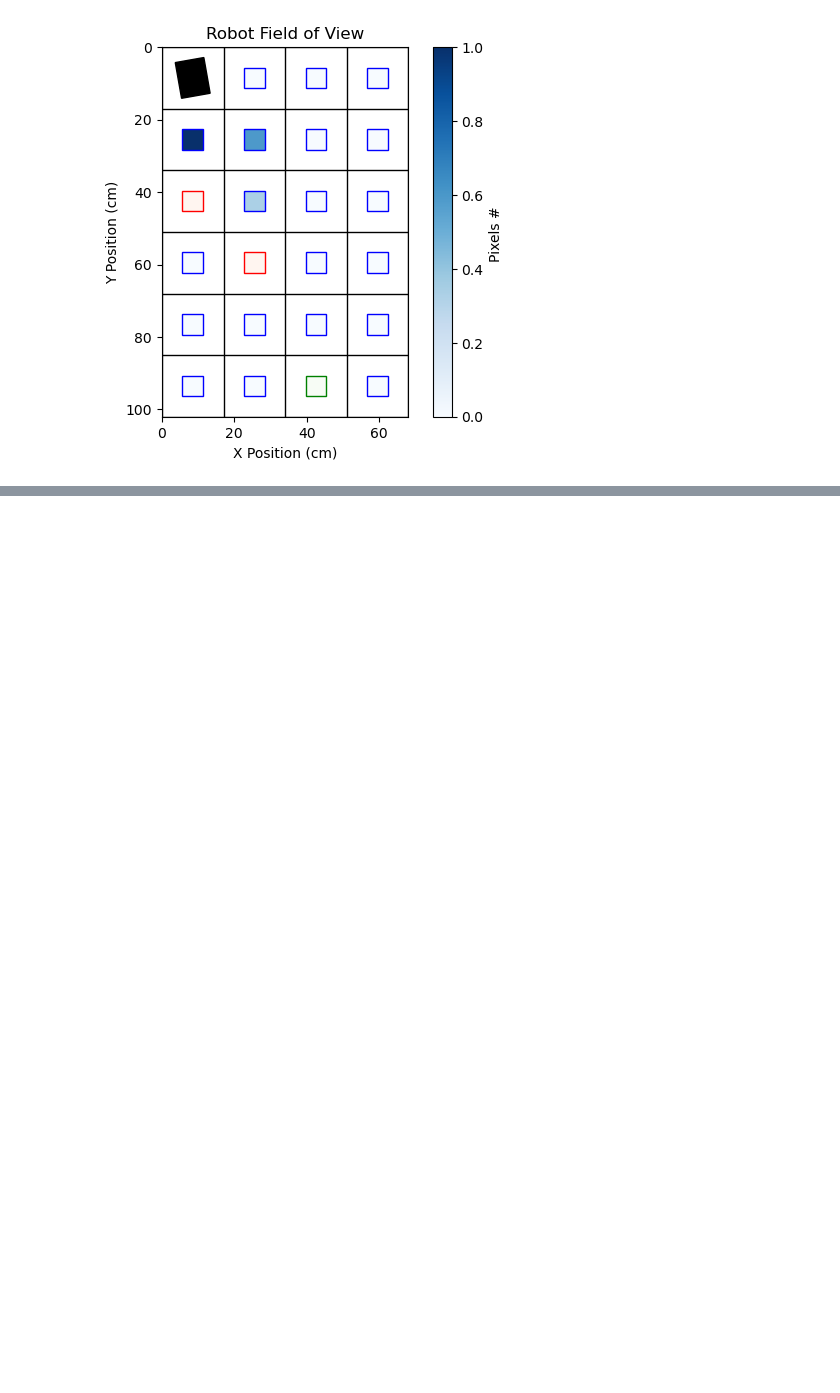
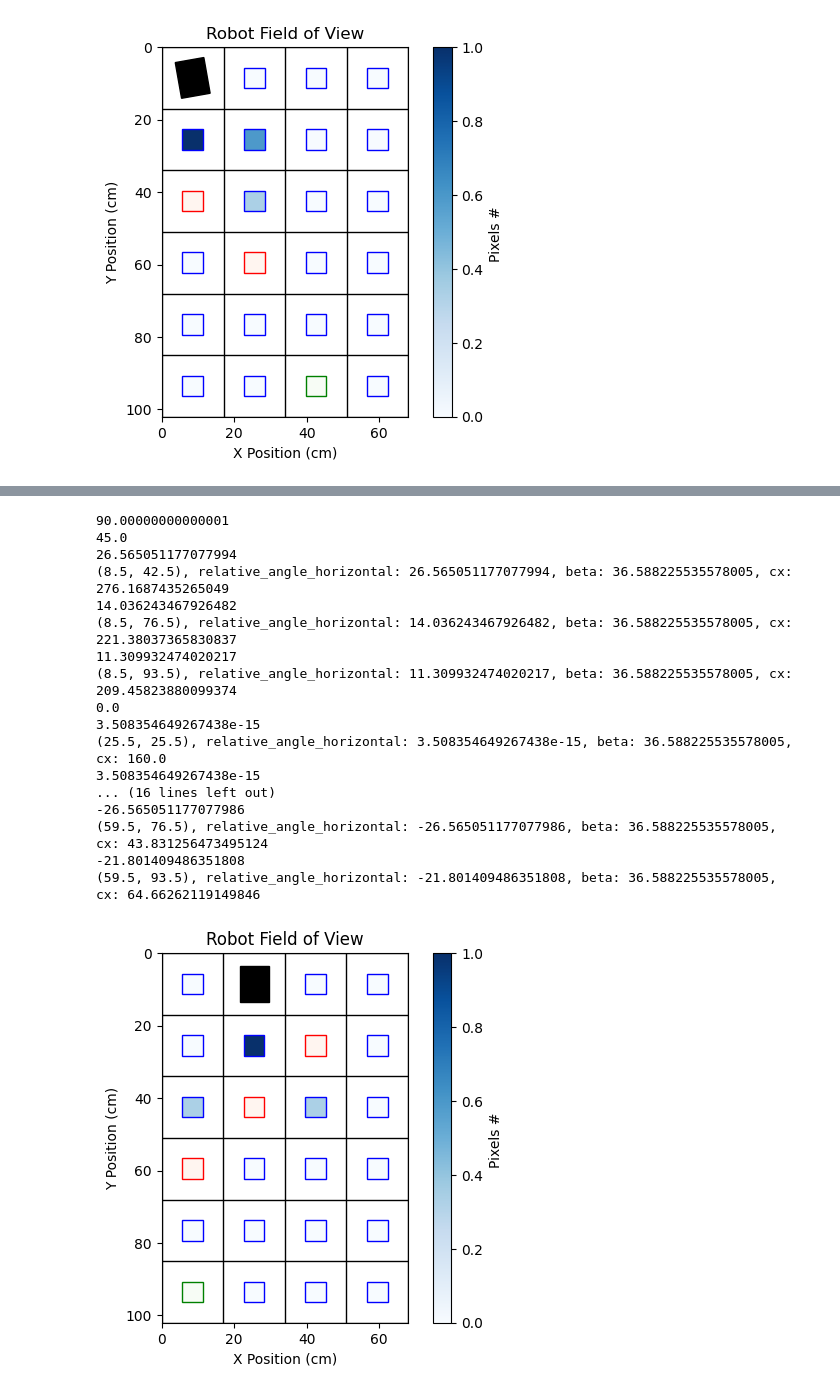
Before and after one commit to ioanalzr/ALBiR-OpenMV-simulator, a Jupyter notebook: simulation/test_view.ipynb, the cells around one changed output, grey strips where cells are left out. Saved outputs shown, nothing was run; the diff lists cells and outputs as text; code cells hidden in the pictures; blank space fills up the shorter version.

```diff
--- a/simulation/test_view.ipynb
+++ b/simulation/test_view.ipynb
@@ -28,0 +104,48 @@ img.draw_view(robot_state)
+# %%
+import matplotlib.pyplot as plt
+#import simulation files
+from environment import *
+from robot_sim import *
+# import pandas as pd
+import matplotlib.patches as patches
+import matplotlib.animation as animation
+import csv
+import math
+# ((0,0) in upper left corner)
+obstacles_pos =  [(1, 2),(0, 3), (2, 1)]
+# obstacles_pos =  []
+starting_pos = (1,0,0,0)
+target_pos = (0,5)
+speed = 0.2 # same speed coefficitent as in the original drive()
+bias = 0
+max_sim_time = 100 # s
+time_step = 0.01 # s
+task = "RoboNav" # determine grid
+show_frames = False
+
+
+env = Environment(task = task, starting_pos = starting_pos, target_pos = target_pos, obstacles = obstacles_pos)
+robot_state = State(25.5,8.5,0,0)
+
+
+blobs, img = env.take_snapshot(robot_state,max_range = 50)
+img.draw_view(robot_state)
+# %% [output]
+90.00000000000001
+45.0
+26.565051177077994
+(8.5, 42.5), relative_angle_horizontal: 26.565051177077994, beta: 36.588225535578005, cx: 276.1687435265049
+14.036243467926482
+(8.5, 76.5), relative_angle_horizontal: 14.036243467926482, beta: 36.588225535578005, cx: 221.38037365830837
+11.309932474020217
+(8.5, 93.5), relative_angle_horizontal: 11.309932474020217, beta: 36.588225535578005, cx: 209.45823880099374
+0.0
+3.508354649267438e-15
+(25.5, 25.5), relative_angle_horizontal: 3.508354649267438e-15, beta: 36.588225535578005, cx: 160.0
+3.508354649267438e-15
+... (16 lines left out)
+-26.565051177077986
+(59.5, 76.5), relative_angle_horizontal: -26.565051177077986, beta: 36.588225535578005, cx: 43.831256473495124
+-21.801409486351808
+(59.5, 93.5), relative_angle_horizontal: -21.801409486351808, beta: 36.588225535578005, cx: 64.66262119149846
+[figure, added]
```
Also changed, not shown: parts of 2 cells of this notebook.
